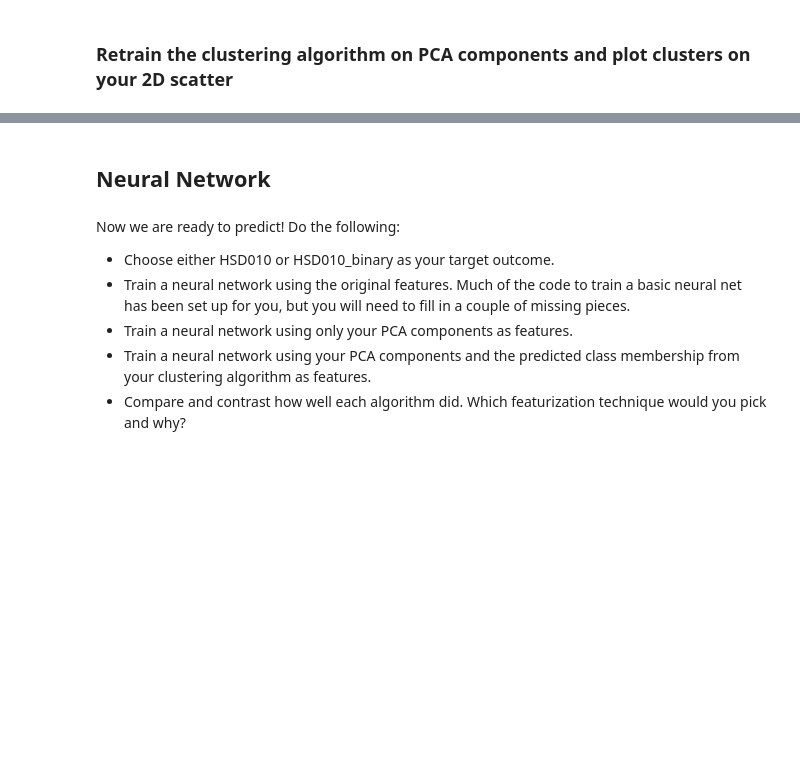
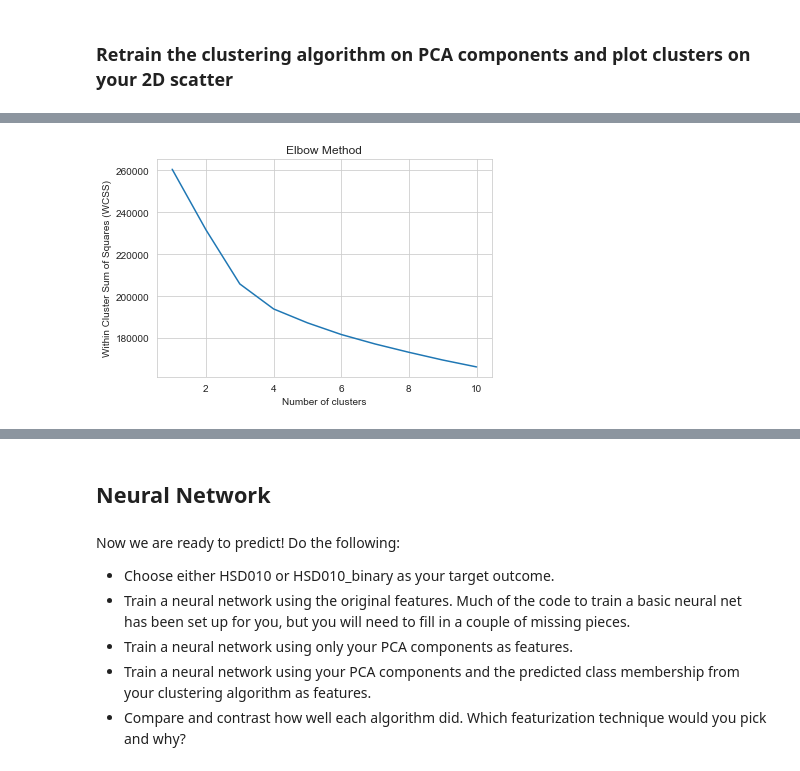
Before and after one commit to annettegailliot/CSS_Project4_Team8_Fall2022, a Jupyter notebook: Project 4 Students.ipynb, the cells around one changed output, grey strips where cells are left out. Cells and saved outputs as stored; diff of their text form; code cells hidden in the pictures; blank space fills up the shorter version.

```diff
--- a/Project 4 Students.ipynb
+++ b/Project 4 Students.ipynb
@@ -192,0 +242,23 @@ sns.scatterplot(x=plotting_df['PCA1'],
+# %%
+## Again, choose 3 clusters.
+
+# Determine optimal cluster number with elbow method
+
+wcss = []
+
+for i in range(1, 11):
+    model = KMeans(n_clusters = i,
+                    init = 'k-means++',                 # Initialization method for kmeans
+                    max_iter = 300,                     # Maximum number of iterations
+                    n_init = 10)                        # Choose how often algorithm will run with different centroid
+    model.fit(pca_df)
+    wcss.append(model.inertia_)
+
+# Show Elbow plot
+plt.plot(range(1, 11), wcss)
+plt.title('Elbow Method')                               # Set plot title
+plt.xlabel('Number of clusters')                        # Set x axis name
+plt.ylabel('Within Cluster Sum of Squares (WCSS)')      # Set y axis name
+plt.show()
+# %% [output]
+[figure, added]
```
Also changed, not shown: parts of 23 cells of this notebook, 1 other file.
